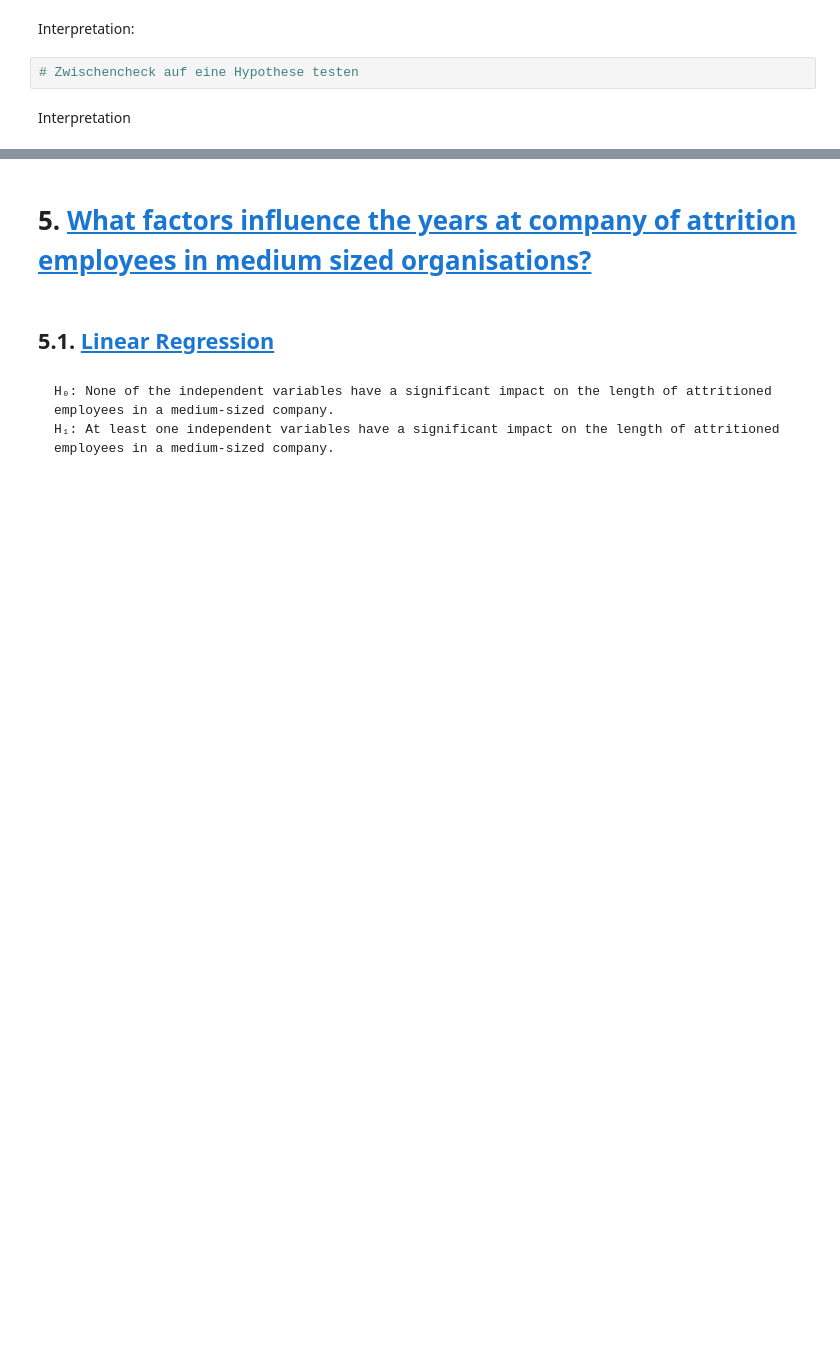
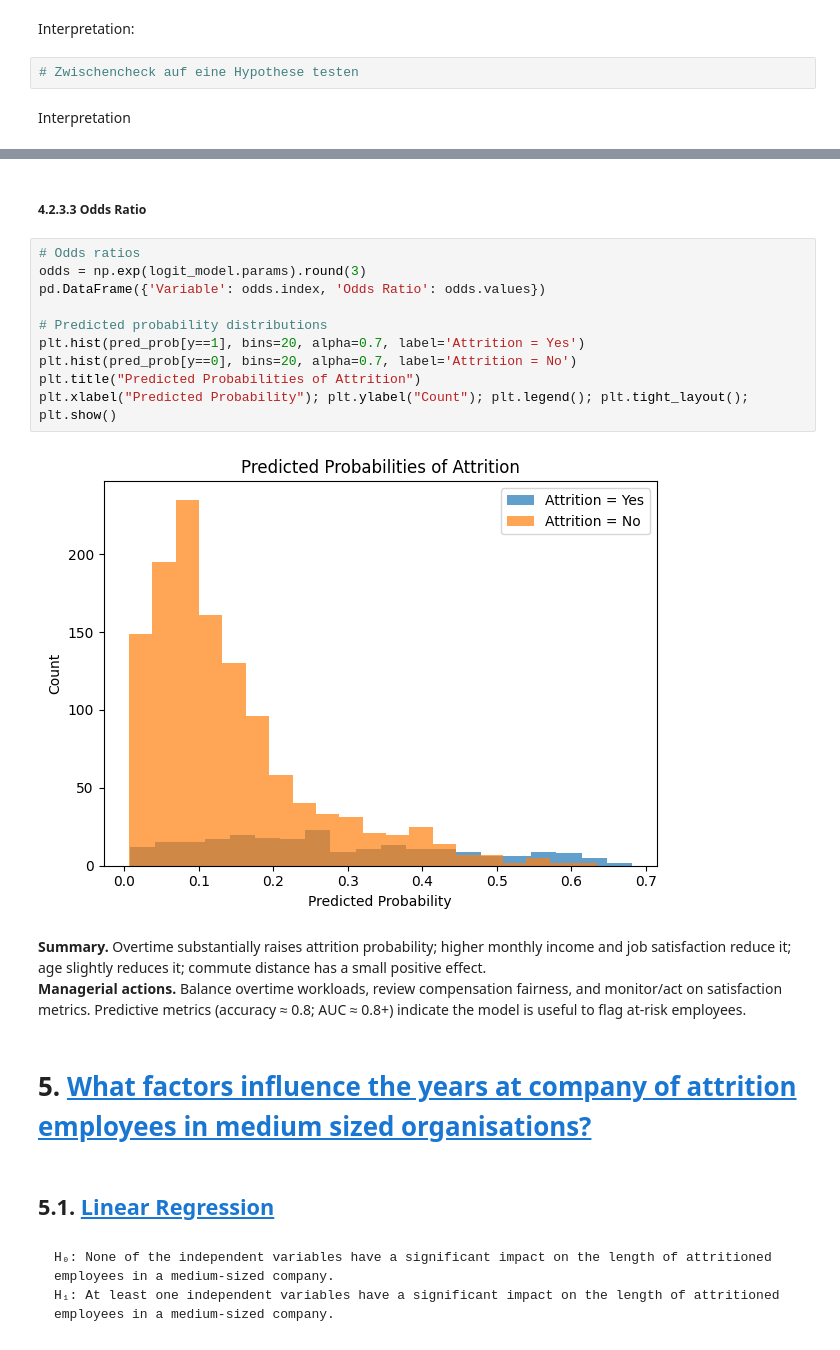
Before and after one commit to Niklasjkd/Assignment-B15, a Jupyter notebook: 2766_2526_assignment_1.ipynb, the cells around one changed output, grey strips where cells are left out. Drawn from its saved outputs; the diff is of its cells as text; blank space fills up the shorter version.

```diff
--- a/2766_2526_assignment_1.ipynb
+++ b/2766_2526_assignment_1.ipynb
@@ -374,3 +526,20 @@ Interpretation
+# %% [markdown]
+##### 4.2.3.3 Odds Ratio
+# %%
+# Odds ratios
+odds = np.exp(logit_model.params).round(3)
+pd.DataFrame({'Variable': odds.index, 'Odds Ratio': odds.values})
+
+# Predicted probability distributions
+plt.hist(pred_prob[y==1], bins=20, alpha=0.7, label='Attrition = Yes')
+plt.hist(pred_prob[y==0], bins=20, alpha=0.7, label='Attrition = No')
+plt.title("Predicted Probabilities of Attrition")
+plt.xlabel("Predicted Probability"); plt.ylabel("Count"); plt.legend(); plt.tight_layout(); plt.show()
+# %% [output]
+[figure, added]
+# %% [markdown]
+**Summary.** Overtime substantially raises attrition probability; higher monthly income and job satisfaction reduce it; age slightly reduces it; commute distance has a small positive effect.
+**Managerial actions.** Balance overtime workloads, review compensation fairness, and monitor/act on satisfaction metrics. Predictive metrics (accuracy ≈ 0.8; AUC ≈ 0.8+) indicate the model is useful to flag at-risk employees.
 # %% [markdown]
 # 5. <a id='toc5_'></a>[What factors influence the years at company of attrition employees in medium sized organisations?](#toc0_)
 # %% [markdown]
```
Also changed, not shown: parts of 15 cells of this notebook.
